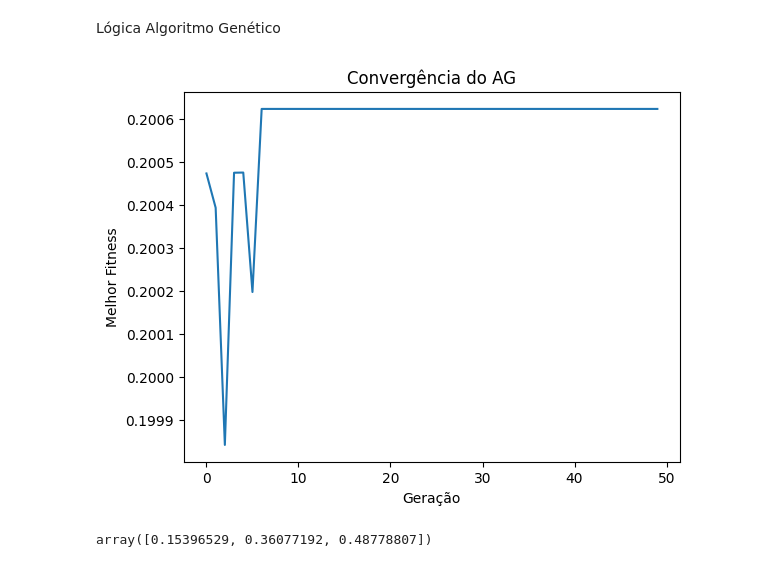
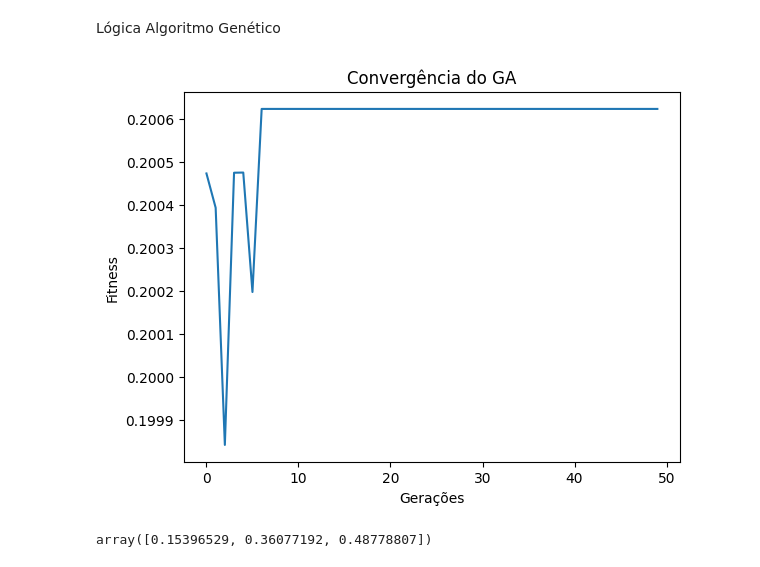
Before and after one commit to tmnds/ga_forecast, a Jupyter notebook: call_forecast.ipynb, the cells around one changed output. Drawn from its saved outputs; the diff is of its cells as text; code cells hidden in the pictures.

```diff
--- a/call_forecast.ipynb
+++ b/call_forecast.ipynb
@@ -255,13 +255,13 @@ best_, best_ind, best_fit = genetic_algorithm(P, y_test)
 # %%
 import matplotlib.pyplot as plt
 
 plt.plot(best_)
-plt.xlabel("Geração")
-plt.ylabel("Melhor Fitness")
-plt.title("Convergência do AG")
+plt.xlabel("Gerações")
+plt.ylabel("Fitness")
+plt.title("Convergência do GA")
 plt.show()
 # %% [output]
-[figure, old version]
+[figure, new version]
 # %%
 best_ind
 # %% [output]
```
